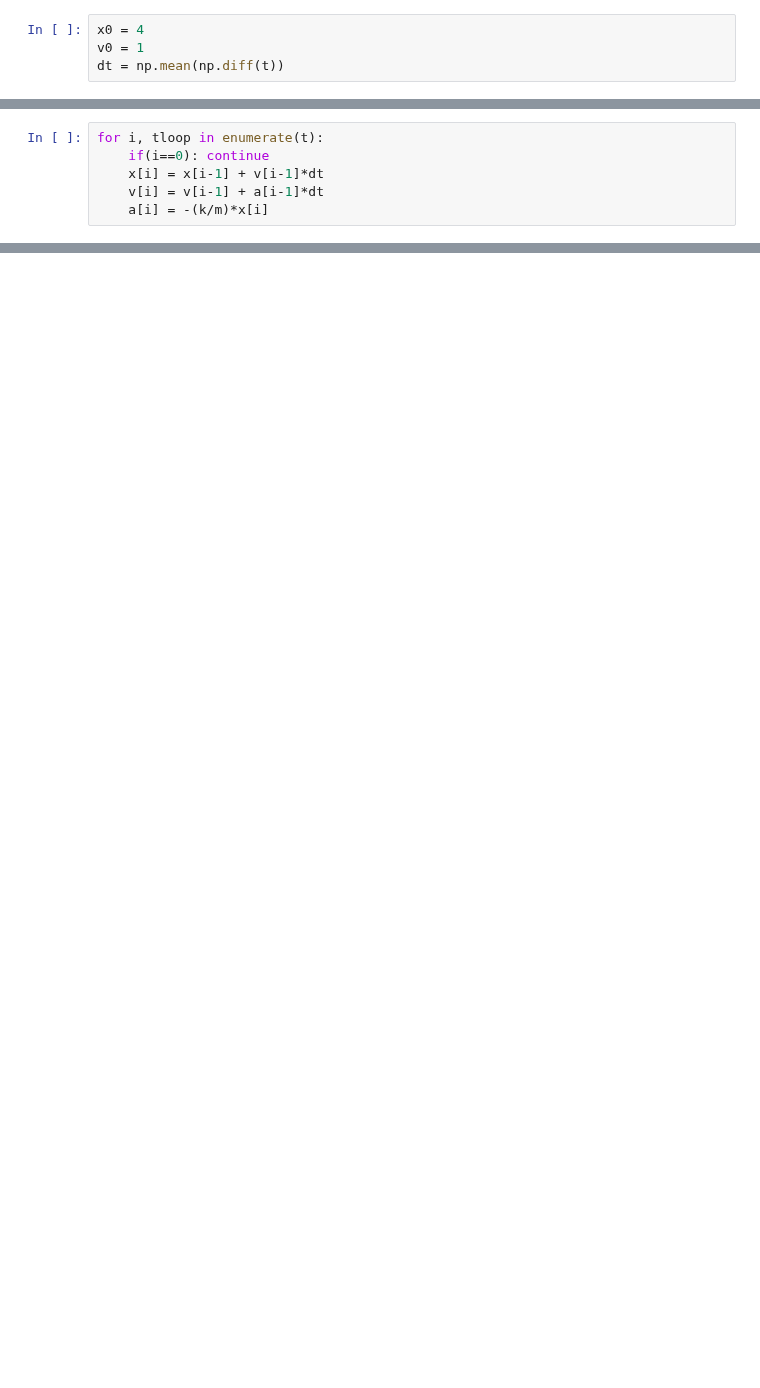
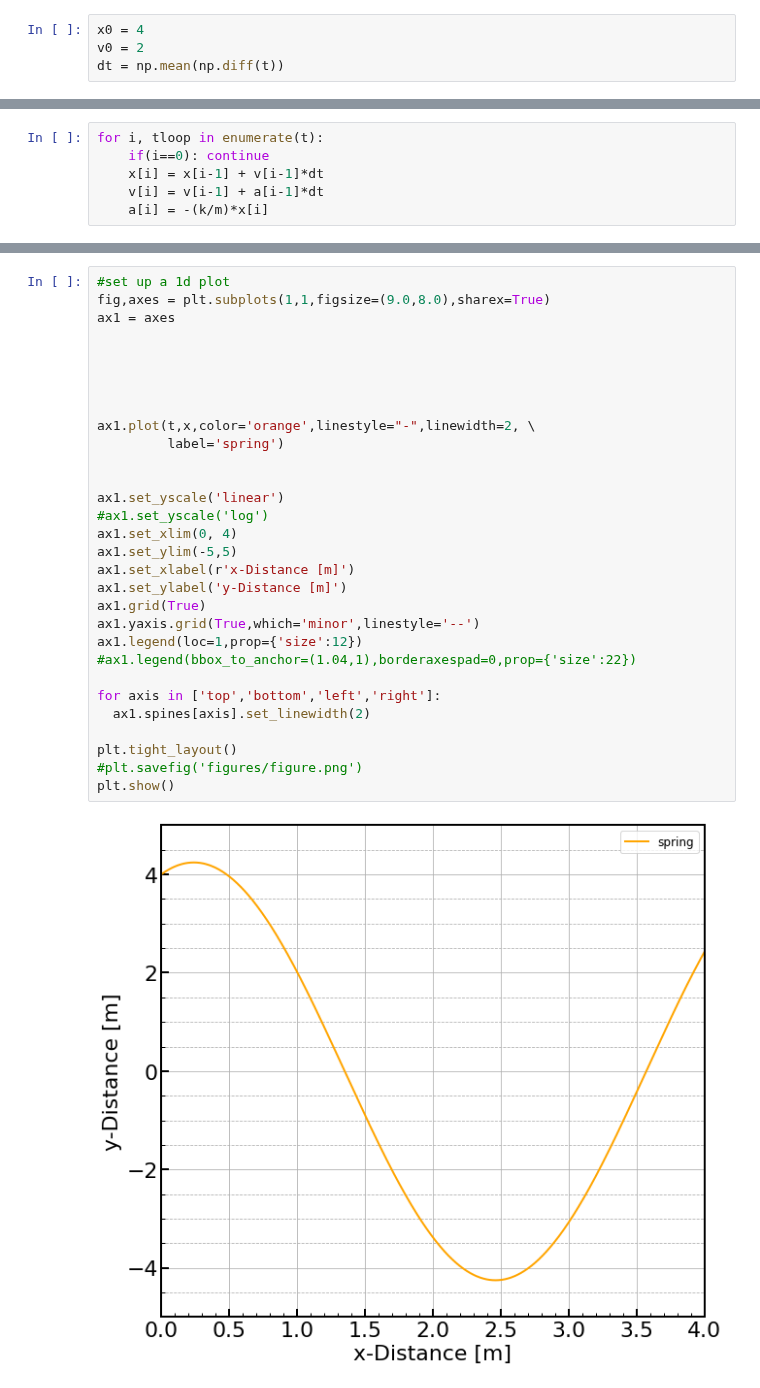
Before and after one commit to villano-lab/analytical_mechanics, a Jupyter notebook: spring2025.ipynb, the cells around one changed output, grey strips where cells are left out. Drawn from its saved outputs; the diff is of its cells as text; blank space fills up the shorter version.

Commit message:
[ANV] updated spring

```diff
--- a/spring2025.ipynb
+++ b/spring2025.ipynb
@@ -26,7 +26,7 @@ print(x)
 [0. 0. 0. ... 0. 0. 0.]
 # %%
 x0 = 4
-v0 = 1
+v0 = 2
 dt = np.mean(np.diff(t))
 # %%
 print(dt)
@@ -53,0 +57,32 @@ print(x)
+# %%
+#set up a 1d plot
+fig,axes = plt.subplots(1,1,figsize=(9.0,8.0),sharex=True)
+ax1 = axes
+
+
+
+
+
+ax1.plot(t,x,color='orange',linestyle="-",linewidth=2, \
+         label='spring')
+
+
+ax1.set_yscale('linear')
+#ax1.set_yscale('log')
+ax1.set_xlim(0, 4)
+ax1.set_ylim(-5,5)
+ax1.set_xlabel(r'x-Distance [m]')
+ax1.set_ylabel('y-Distance [m]')
+ax1.grid(True)
+ax1.yaxis.grid(True,which='minor',linestyle='--')
+ax1.legend(loc=1,prop={'size':12})
+#ax1.legend(bbox_to_anchor=(1.04,1),borderaxespad=0,prop={'size':22})
+
+for axis in ['top','bottom','left','right']:
+  ax1.spines[axis].set_linewidth(2)
+
+plt.tight_layout()
+#plt.savefig('figures/figure.png')
+plt.show()
+# %% [output]
+[figure, added]
```
Also changed, not shown: parts of 2 cells of this notebook.
